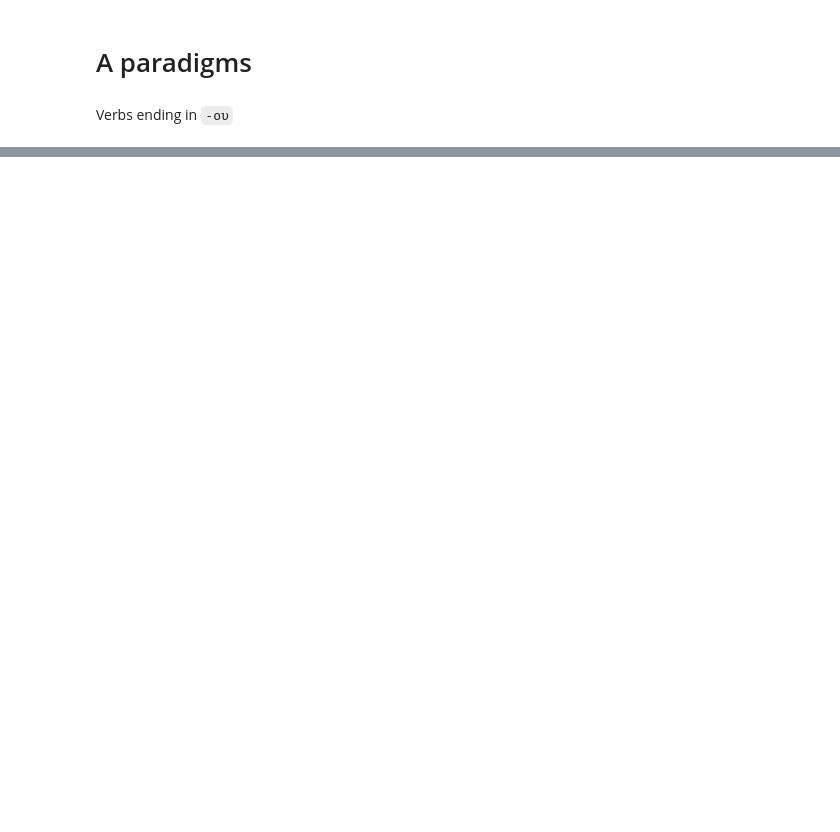
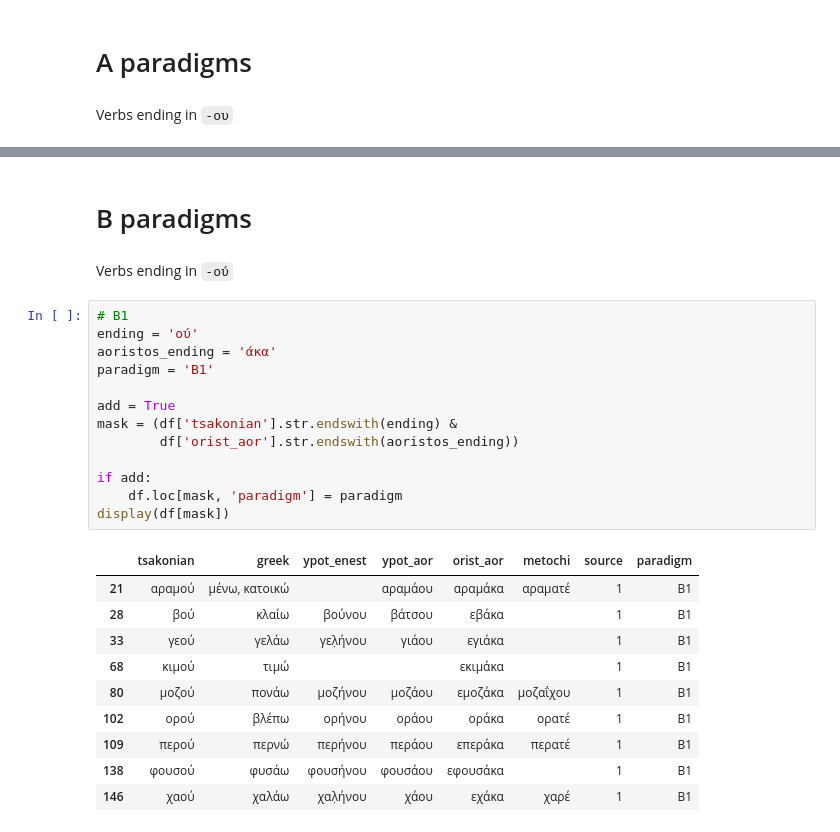
Before and after one commit to jgchaparro/TsakonianDB, a Jupyter notebook: TsakonianDB/grammar/verb_paradigm_extractor.ipynb, the cells around one changed output, grey strips where cells are left out. Cells and saved outputs as stored; diff of their text form; blank space fills up the shorter version.

```diff
--- a/TsakonianDB/grammar/verb_paradigm_extractor.ipynb
+++ b/TsakonianDB/grammar/verb_paradigm_extractor.ipynb
@@ -297,0 +298,28 @@ display(df[mask])
+# %% [markdown]
+# Β paradigms
+# %% [markdown]
+Verbs ending in `-ού`
+# %%
+# Β1
+ending = 'ού'
+aoristos_ending = 'άκα'
+paradigm = 'Β1'
+
+add = True
+mask = (df['tsakonian'].str.endswith(ending) &
+        df['orist_aor'].str.endswith(aoristos_ending))
+
+if add:
+    df.loc[mask, 'paradigm'] = paradigm
+display(df[mask])
+# %% [output]
+|  | tsakonian | greek | ypot_enest | ypot_aor | orist_aor | metochi | source | paradigm |
+| 21 | αραμού | μένω, κατοικώ |  | αραμάου | αραμάκα | αραματέ | 1 | Β1 |
+| 28 | βού | κλαίω | βούνου | βάτσου | εβάκα |  | 1 | Β1 |
+| 33 | γεού | γελάω | γελ̣ήνου | γιάου | εγιάκα |  | 1 | Β1 |
+| 68 | κιμού | τιμώ |  |  | εκιμάκα |  | 1 | Β1 |
+| 80 | μοζού | πονάω | μοζήνου | μοζάου | εμοζάκα | μοζαΐχου | 1 | Β1 |
+| 102 | ορού | βλέπω | ορήνου | οράου | οράκα | ορατέ | 1 | Β1 |
+| 109 | περού | περνώ | περήνου | περάου | επεράκα | περατέ | 1 | Β1 |
+| 138 | φουσού | φυσάω | φουσήνου | φουσάου | εφουσάκα |  | 1 | Β1 |
+| 146 | χαού | χαλάω | χαλ̣ήνου | χάου | εχάκα | χαρέ | 1 | Β1 |
```
Also changed, not shown: parts of 19 cells of this notebook, 9 other files.
